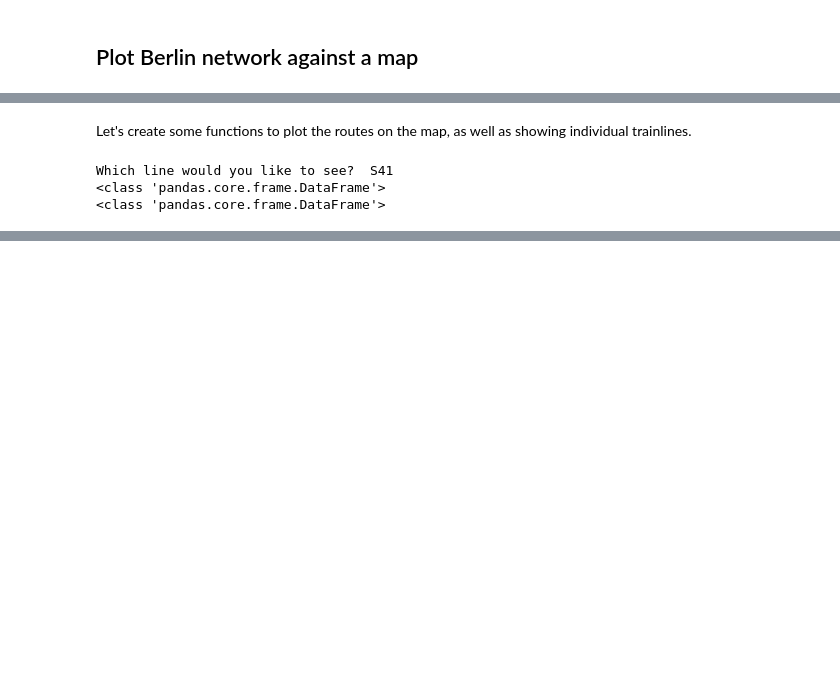
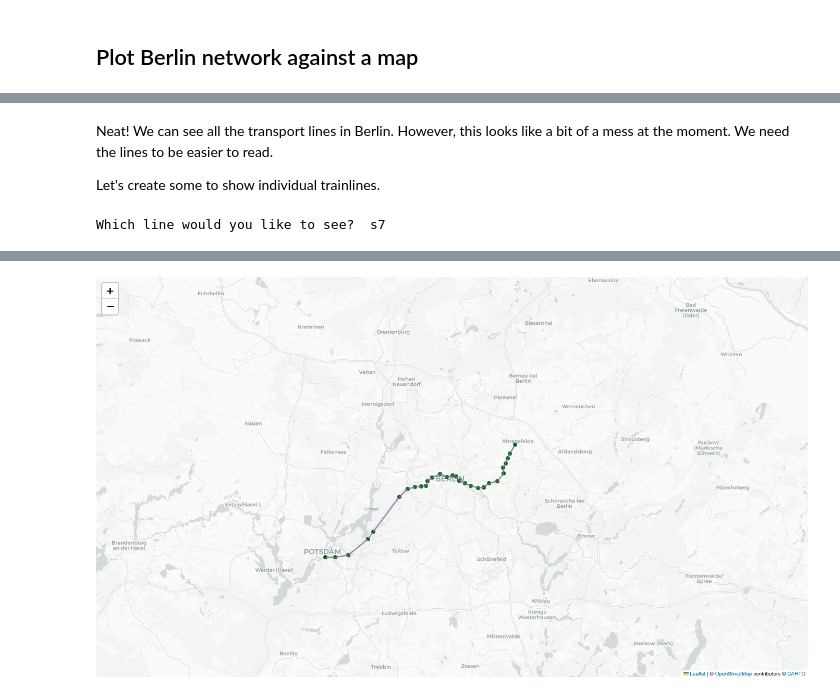
Before and after one commit to aedpluto/berlin-transport, a Jupyter notebook: mapping-berlin.ipynb, the cells around one changed output, grey strips where cells are left out. Saved outputs shown, nothing was run; the diff lists cells and outputs as text; code cells hidden in the pictures; blank space fills up the shorter version.

```diff
--- a/mapping-berlin.ipynb
+++ b/mapping-berlin.ipynb
@@ -117,9 +68,0 @@ In the Jupyter Notebook on GitHub, this map will not be displayed properly. For
-# %%
-from PIL import Image
-import io
-
-# save and display map
-img_data = m._to_png(5) # 5 second delay to let tiles load
-img = Image.open(io.BytesIO(img_data))
-img.save('berlinTransportNetwork.png')
-img
@@ -150,5 +131,7 @@ m.save("map.html")
 # %% [markdown]
-Let's create some functions to plot the routes on the map, as well as showing individual trainlines.
+Neat! We can see all the transport lines in Berlin. However, this looks like a bit of a mess at the moment. We need the lines to be easier to read.
+
+Let's create some to show individual trainlines.
 # %%
 # function to extract train route from full dataset
 def extractTrainline(stations, routes):
@@ -167,39 +150,6 @@ def extractTrainline(stations, routes):
 
     return stationsSubset, trainLine
 
-def plotStations(map, stations, routes):
-    for index, station in stations.iterrows():
-        location = [station["latitude"], station["longitude"]]
-        folium.CircleMarker(location, radius=3,
-                       popup = f"Station:{station["station"]}",
-                       color="green",
-                       fill_color="#000000",
-                       fill_opacity=1.0,
-                       weight=2).add_to(map)
-
-def plotTrainConnections(map, stations, routes):
-    for index, route in routes.iterrows():
-        # get names of stations
-        station1 = stations[stations.station==route["von"]]
-        station2 = stations[stations.station==route["nach"]]
-
-        # get coordinates of stations
-        coords1 = [station1["latitude"].iloc[0], station1["longitude"].iloc[0]]
-        coords2 = [station2["latitude"].iloc[0], station2["longitude"].iloc[0]]
-
-        # get colour based on rail line
-        line = route["linie"]
-        lineColour = lineColours[lineColours.route==line]
-        lineColourStr = "rgb("+str(lineColour.r.item())+", "+str(lineColour.g.item())+", "+str(lineColour.b.item())+")"
-
-        # add line to map
-        folium.PolyLine([coords1, coords2], color=lineColourStr, weight=2.5, opacity=0.8).add_to(map)
-
-def generateImage(imageName):
-    img_data = m._to_png(5) # 5 second delay to let tiles load
-    img = Image.open(io.BytesIO(img_data))
-    img.save(imageName)
-
 # the S41 has bee excluded from the dataset because it has the same stations and routes as the S42
 allBerlinLines = list(routes.linie.unique())
 allBerlinLines.append("S41")
@@ -216,15 +166,12 @@ while True:
             line = "S42"
         # plot map
         subS, subR = extractTrainline(stations, routes)
-        print(type(subS))
-        print(type(subR))
         plotStations(m_sub, subS, subR)
         plotTrainConnections(m_sub, subS, subR)
         break
     print("Pick one of the Berlin S-Bahn or U-Bahn lines.")
 
-m_sub
+# display image in notebook rather than generating new map html
+generateImage(m_sub, saveImg=False)
 # %% [output]
-Which line would you like to see?  S41
-<class 'pandas.core.frame.DataFrame'>
-<class 'pandas.core.frame.DataFrame'>
+Which line would you like to see?  s7
@@ -231,0 +178 @@ Which line would you like to see?  S41
+[figure, added]
```
Also changed, not shown: parts of 8 cells of this notebook, 1 other file.
